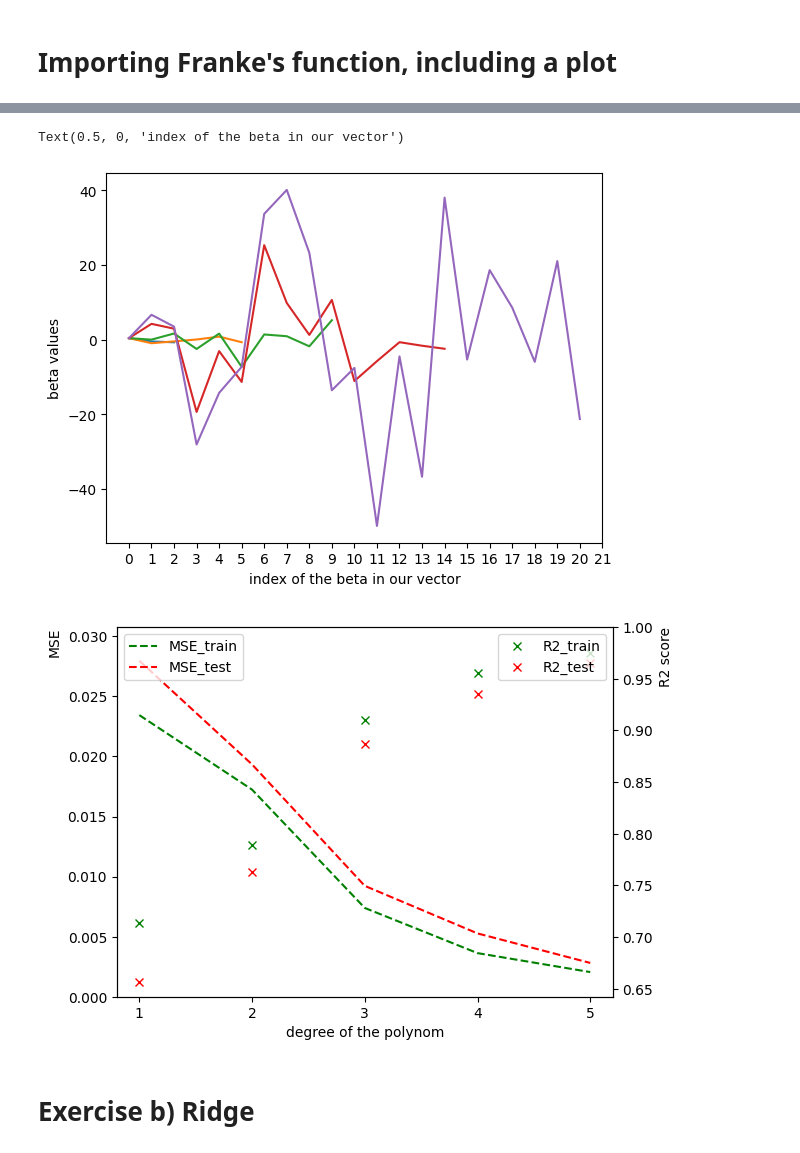
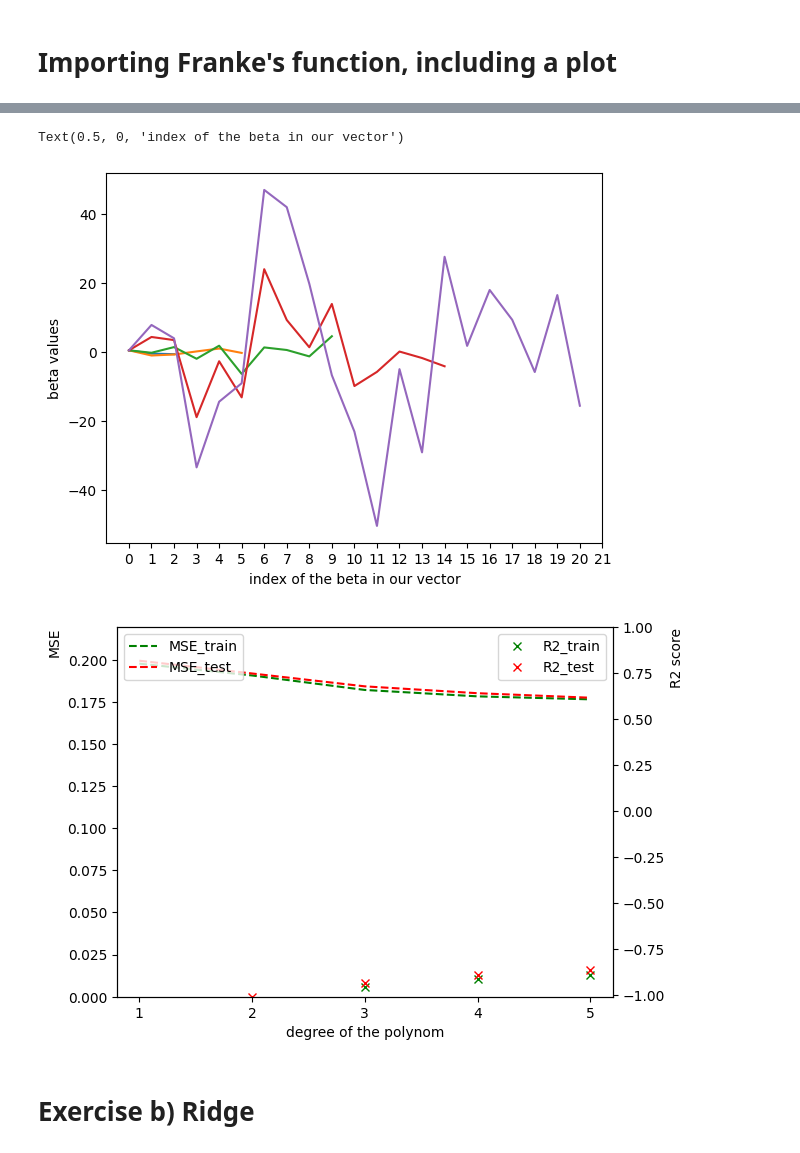
Before and after one commit to carmenpd/HWS23-MachineLearning, a Jupyter notebook: doc/carmenpd/Project-1 merged a) to c).ipynb, the cells around one changed output, grey strips where cells are left out. Cells and saved outputs as stored; diff of their text form; code cells hidden in the pictures.

```diff
--- a/doc/carmenpd/Project-1 merged a) to c).ipynb
+++ b/doc/carmenpd/Project-1 merged a) to c).ipynb
@@ -17,8 +17,11 @@ fig = plt.figure()
 ax = fig.add_subplot(projection='3d')
 
 # Generate the data
-x = np.arange(0, 1, 0.05)
-y = np.arange(0, 1, 0.05)
+x = np.random.rand(100)
+y = np.random.rand(100)
+x = np.sort(x)
+y = np.sort(y)
+
 x, y = np.meshgrid(x,y)
 
 
@@ -30,7 +33,7 @@ def FrankeFunction(x,y):
     return term1 + term2 + term3 + term4
 
 
-z = FrankeFunction(x, y) #+ 0.01*np.random.normal(0,1, x.shape)
+z = FrankeFunction(x, y) + 0.05*np.random.normal(0,1, x.shape)
 
 # Plot the surface.
 surf = ax.plot_surface(x, y, z, cmap=cm.coolwarm, linewidth=0, antialiased=False)
@@ -113,8 +116,7 @@ X_test_scaled = X_test - X_train_mean
 		# Question: Why not: intercept = np.mean(z_train) - X_train_mean * beta but instead using the new mean of the scaled data
 # The model intercept follows the equation z_scaler = np.mean(z_train) - np.mean(X_train_sc) * beta. Since we above centered our Designmatrix, the mean vector of X_train_sc equals the zero vector. Our equation reduces to:
 z_scaler = np.mean(z_train)
-z_train_scaled = z_train - z_scaler
-z_test_scaled = z_test - z_scaler
+# dont scale the z
 
 
 # OLS fitting
@@ -129,52 +131,52 @@ rsqr_test = np.zeros(degree)
 for i in range(1, degree+1):
         c = int((i+2)*(i+1)/2)
         X_tilde = X_train_scaled[:,0:c-1]
-        beta = np.linalg.pinv(X_tilde.T @ X_tilde) @ X_tilde.T @ z_train_scaled
+        beta = np.linalg.pinv(X_tilde.T @ X_tilde) @ X_tilde.T @ z_train
 
         beta_list.append(list(beta))
 
         ypredict = X_tilde @ beta
         ypredict_test = X_test_scaled[:,0:c-1] @ beta
 
-        MSE_train[i-1] = MSE(z_train_scaled, ypredict)
-        MSE_test[i-1] = MSE(z_test_scaled, ypredict_test)
-        rsqr_train[i-1]= rsquare(z_train_scaled, ypredict)
-        rsqr_test[i-1]= rsquare(z_test_scaled, ypredict_test)
+        MSE_train[i-1] = MSE(z_train, ypredict)
+        MSE_test[i-1] = MSE(z_test, ypredict_test)
+        rsqr_train[i-1]= rsquare(z_train, ypredict)
+        rsqr_test[i-1]= rsquare(z_test, ypredict_test)
 
 
 
 # plotting the MSE and R^2 - as well as beta - as functions of the polynomial degree
 fig = plt.figure()
 
 fig2, ax1 = plt.subplots()
 plt.xlabel("degree of the polynom")
 xax = np.arange(1, degree +1)
 plt.xticks(xax)
 ax2 = ax1.twinx()
 ax2.set_ylim(np.min(rsqr_train)*0.9, 1)
 ax1.set_ylim(0, np.max(MSE_test)*1.1)
 ax1.plot(xax, MSE_train, 'g--', label='MSE_train')
 ax1.plot(xax, MSE_test, 'r--', label='MSE_test')
 ax2.plot(xax, rsqr_train, 'gx', label='R2_train')
 ax2.plot(xax, rsqr_test, 'rx', label='R2_test')
 ax1.legend(loc='upper left')
 ax2.legend(loc='upper right')
 ax1.set_ylabel('MSE', loc='top')
 ax2.set_ylabel('R2 score', loc='top')
 
 # plot the beta
 fig3 = fig.subplots()
 xax2 = np.arange(0,len(X)+2)
 fig3.set_xticks(xax2)
 beta_list = np.nan_to_num(beta_list)
 for i in range(len(beta_list)):
 	fig3.plot(np.append(z_scaler, beta_list[i]))
 fig3.set_ylabel("beta values")
 fig3.set_xlabel("index of the beta in our vector")
 # %% [output]
 Text(0.5, 0, 'index of the beta in our vector')
-[figure, old version]
+[figure, new version]
-[figure, old version]
+[figure, new version]
 # %% [markdown]
 # Exercise b) Ridge
 # %%
```
Also changed, not shown: parts of 4 cells of this notebook, 1 other file.
